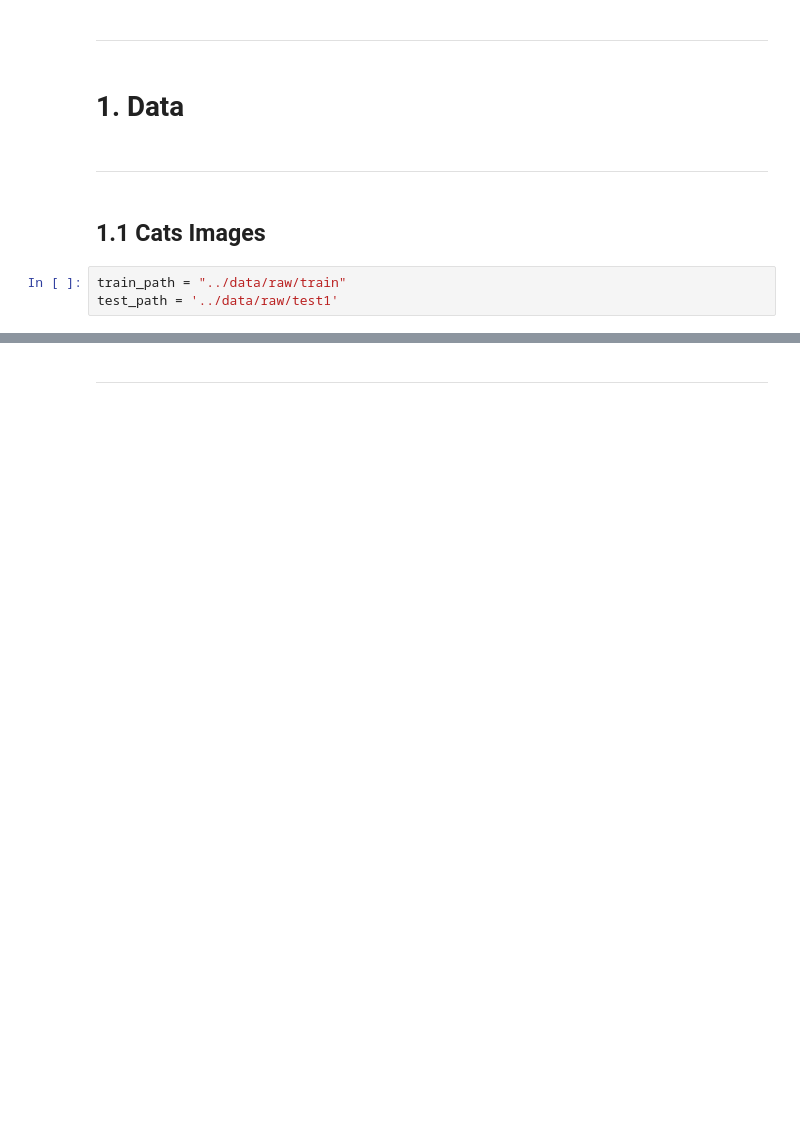
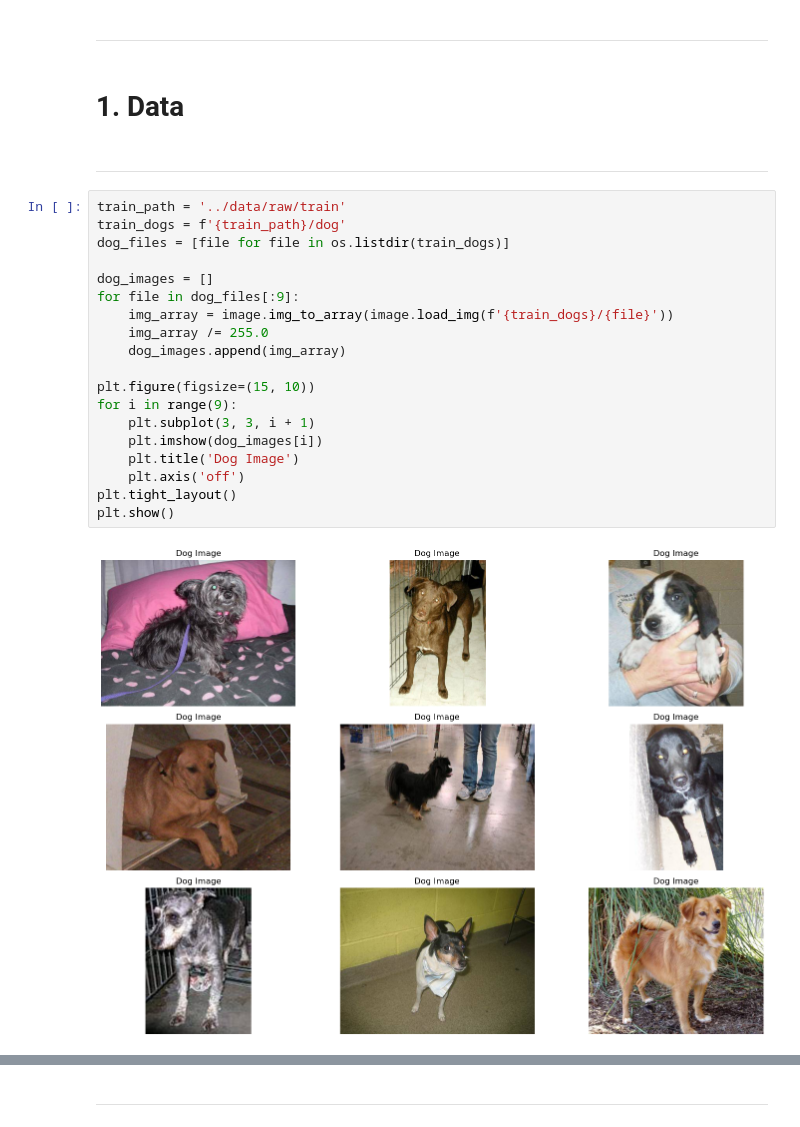
Before and after one commit to MFernandez19/deep_learning, a Jupyter notebook: src/explore.ipynb, the cells around one changed output, grey strips where cells are left out. Cells and saved outputs as stored; diff of their text form; blank space fills up the shorter version.

```diff
--- a/src/explore.ipynb
+++ b/src/explore.ipynb
@@ -27,9 +33,25 @@ from keras.callbacks import ModelCheckpoint, EarlyStopping
 # 1. Data
 # %% [markdown]
 ---
-# %% [markdown]
-## 1.1 Cats Images
-# %%
-train_path = "../data/raw/train"
-test_path = '../data/raw/test1'
+# %%
+train_path = '../data/raw/train'
+train_dogs = f'{train_path}/dog'
+dog_files = [file for file in os.listdir(train_dogs)]
+
+dog_images = []
+for file in dog_files[:9]:
+    img_array = image.img_to_array(image.load_img(f'{train_dogs}/{file}'))
+    img_array /= 255.0
+    dog_images.append(img_array)
+
+plt.figure(figsize=(15, 10))
+for i in range(9):
+    plt.subplot(3, 3, i + 1)
+    plt.imshow(dog_images[i])
+    plt.title('Dog Image')
+    plt.axis('off')
+plt.tight_layout()
+plt.show()
+# %% [output]
+[figure, added]
 # %%
```
Also changed, not shown: parts of 22 cells of this notebook.
